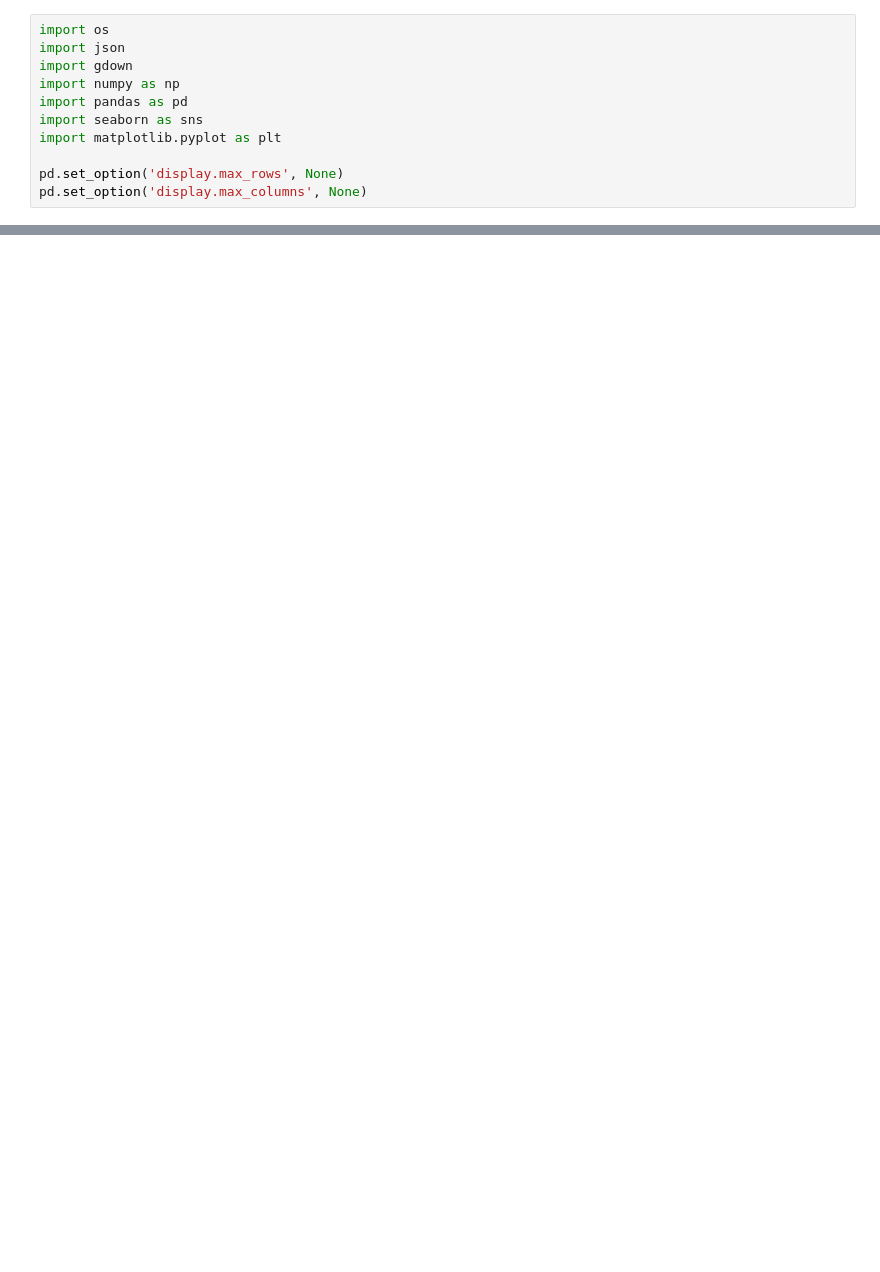
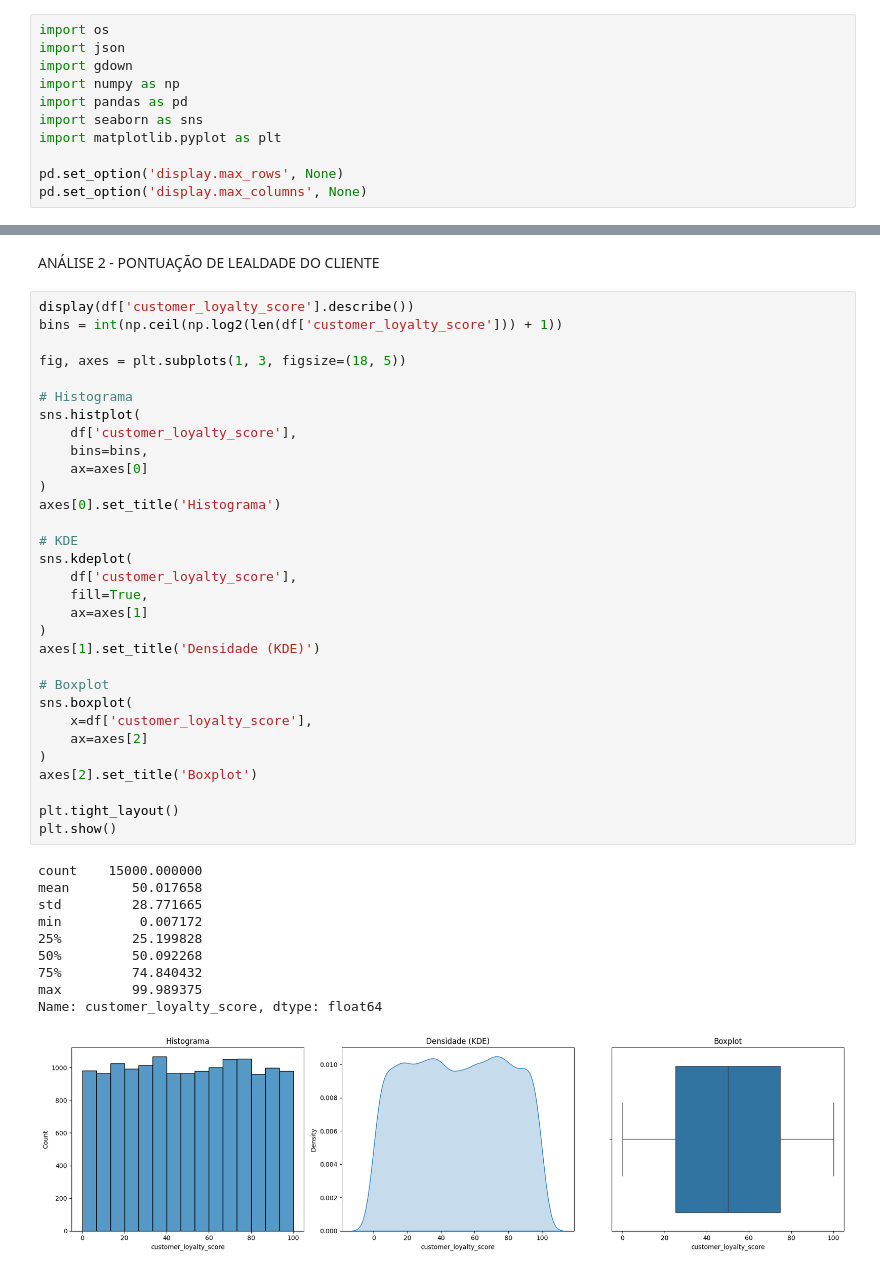
Before and after one commit to LeandroRodriguesCarneiro/pos_graduacao_analise_preparacao_dados, a Jupyter notebook: main.ipynb, the cells around one changed output, grey strips where cells are left out. Cells and saved outputs as stored; diff of their text form; blank space fills up the shorter version.

```diff
--- a/main.ipynb
+++ b/main.ipynb
@@ -177,0 +188,44 @@ Name: count, dtype: int64
+# %% [markdown]
+ANÁLISE 2 - PONTUAÇÃO DE LEALDADE DO CLIENTE
+# %%
+display(df['customer_loyalty_score'].describe())
+bins = int(np.ceil(np.log2(len(df['customer_loyalty_score'])) + 1))
+
+fig, axes = plt.subplots(1, 3, figsize=(18, 5))
+
+# Histograma
+sns.histplot(
+    df['customer_loyalty_score'],
+    bins=bins,
+    ax=axes[0]
+)
+axes[0].set_title('Histograma')
+
+# KDE
+sns.kdeplot(
+    df['customer_loyalty_score'],
+    fill=True,
+    ax=axes[1]
+)
+axes[1].set_title('Densidade (KDE)')
+
+# Boxplot
+sns.boxplot(
+    x=df['customer_loyalty_score'],
+    ax=axes[2]
+)
+axes[2].set_title('Boxplot')
+
+plt.tight_layout()
+plt.show()
+# %% [output]
+count    15000.000000
+mean        50.017658
+std         28.771665
+min          0.007172
+25%         25.199828
+50%         50.092268
+75%         74.840432
+max         99.989375
+Name: customer_loyalty_score, dtype: float64
+[figure, added]
```
Also changed, not shown: parts of 67 cells of this notebook.
